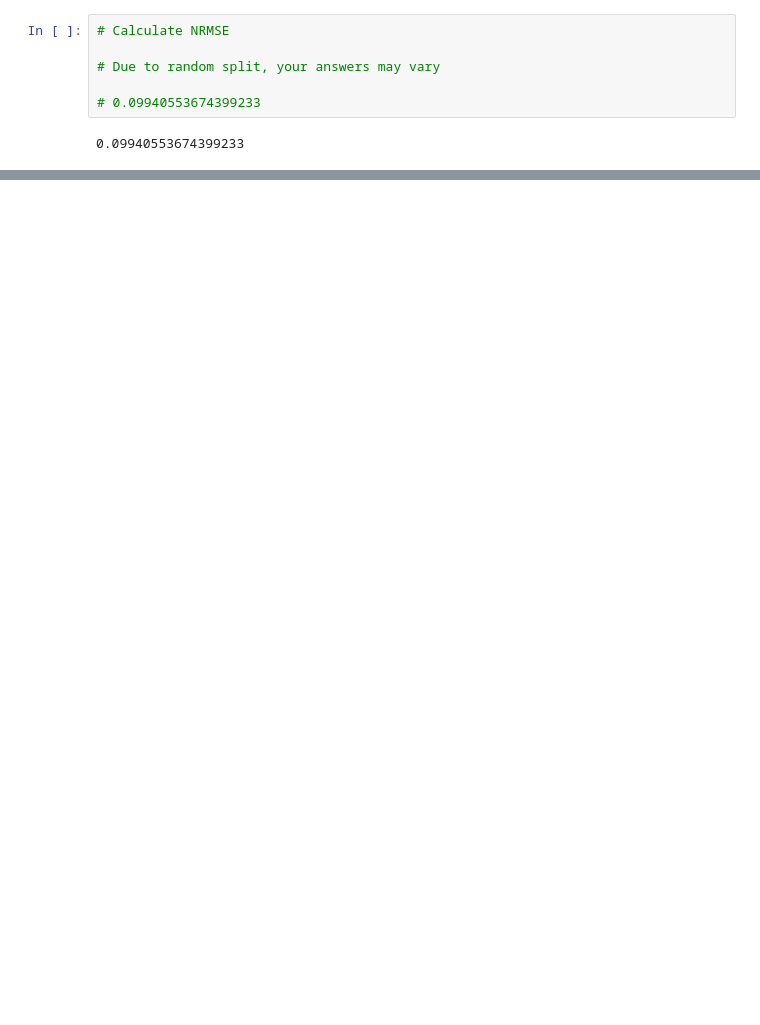
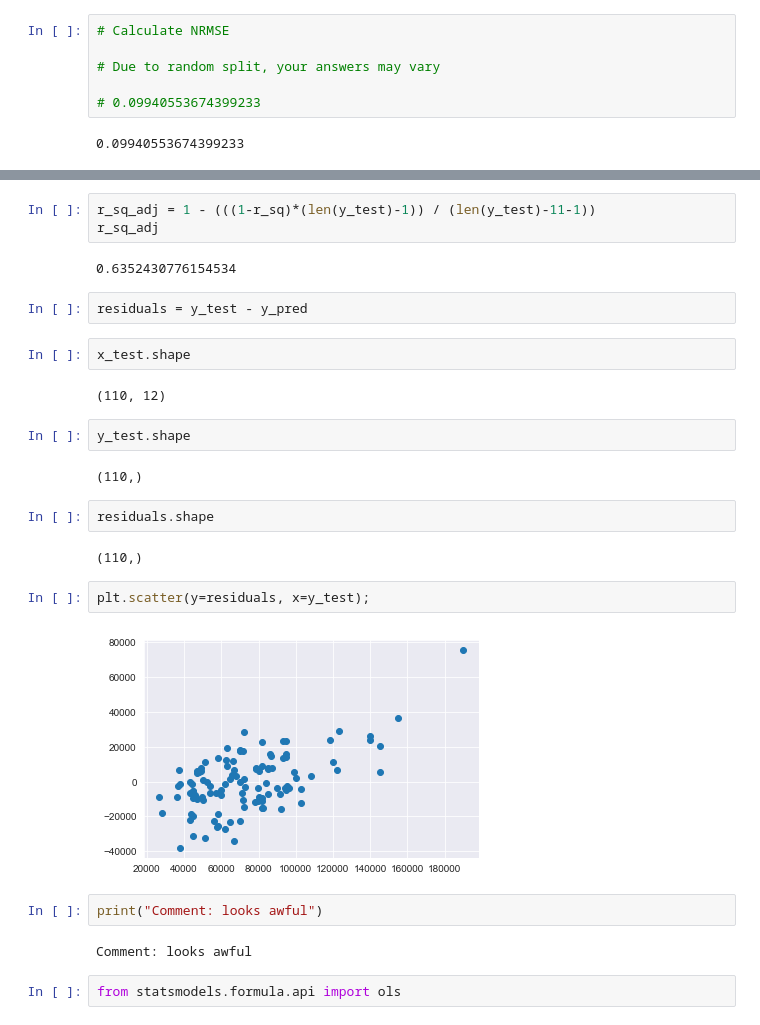
Before and after one commit to magnawhale/dsc-linalg-regression-lab-online-ds-ft-051319, a Jupyter notebook: index.ipynb, the cells around one changed output, grey strips where cells are left out. Cells and saved outputs as stored; diff of their text form; blank space fills up the shorter version.

```diff
--- a/index.ipynb
+++ b/index.ipynb
@@ -187,0 +283,29 @@ In this lab, you built a predictive model for predicting house prices. Remember
+# %%
+r_sq_adj = 1 - (((1-r_sq)*(len(y_test)-1)) / (len(y_test)-11-1))
+r_sq_adj
+# %% [output]
+0.6352430776154534
+# %%
+residuals = y_test - y_pred
+# %%
+x_test.shape
+# %% [output]
+(110, 12)
+# %%
+y_test.shape
+# %% [output]
+(110,)
+# %%
+residuals.shape
+# %% [output]
+(110,)
+# %%
+plt.scatter(y=residuals, x=y_test);
+# %% [output]
+[figure, added]
+# %%
+print("Comment: looks awful")
+# %% [output]
+Comment: looks awful
+# %%
+from statsmodels.formula.api import ols
```
Also changed, not shown: parts of 33 cells of this notebook.
